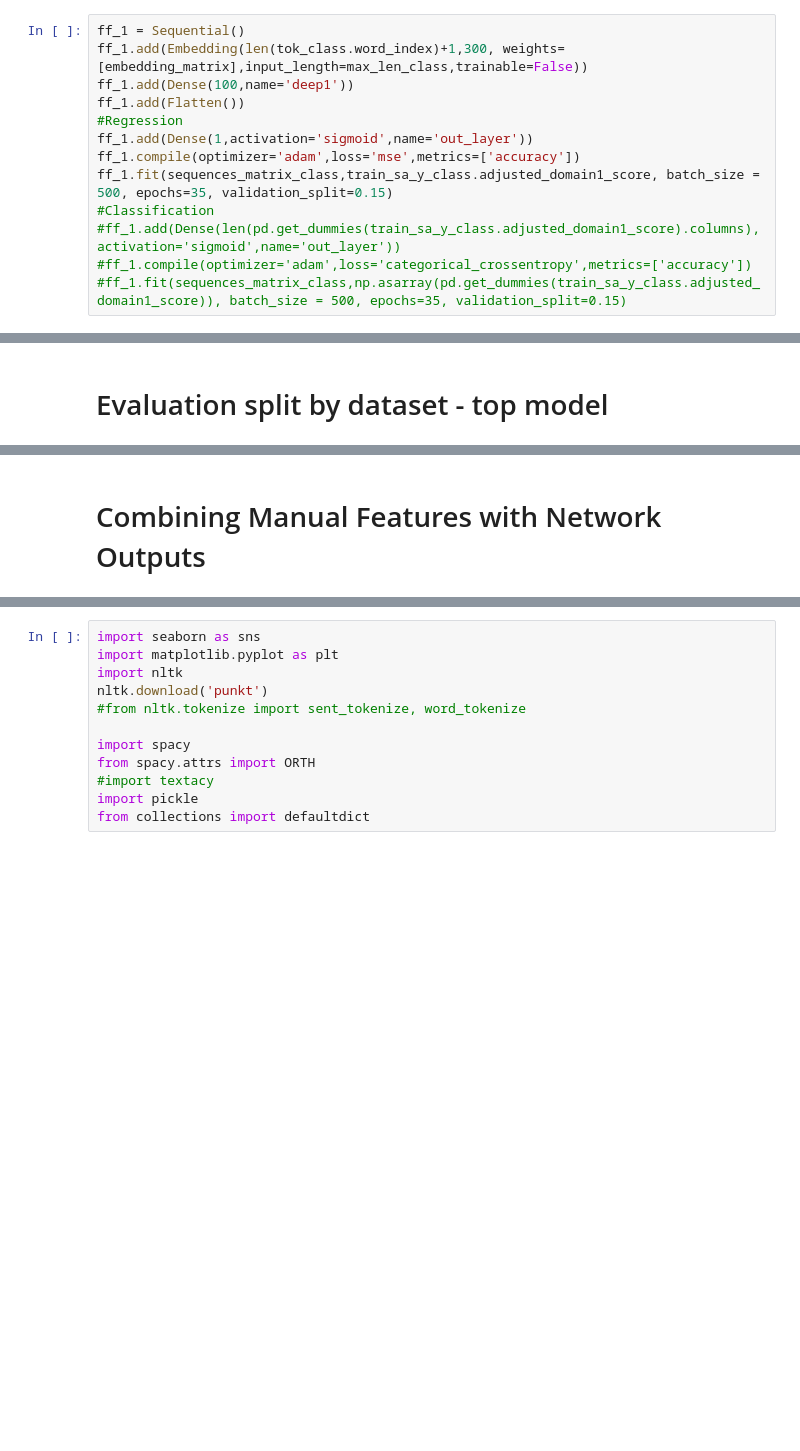
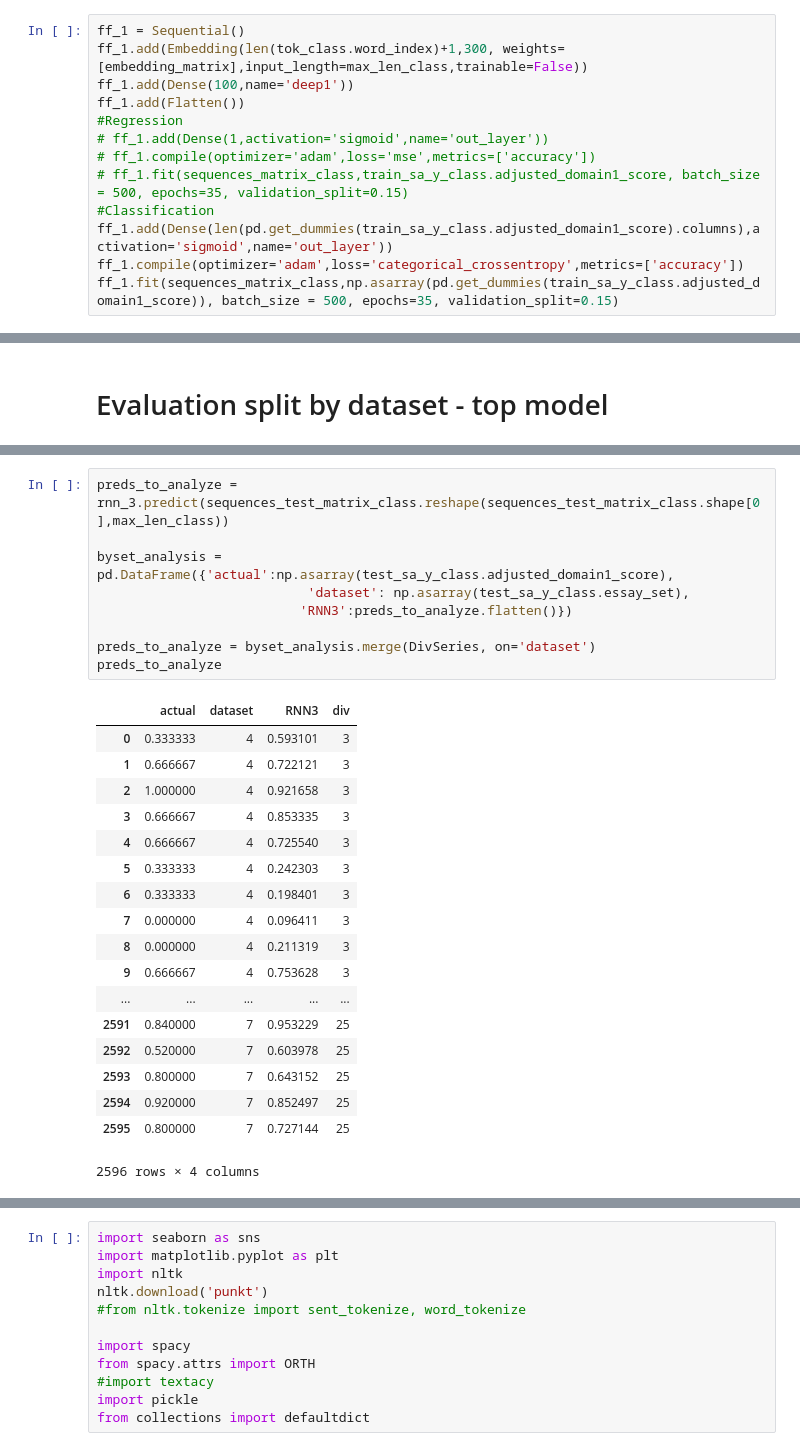
Before and after one commit to pkurapati/W266-NLP-Project, a Jupyter notebook: Nishant/AEG_Deep_Learning_Essay_Classification.ipynb, the cells around one changed output, grey strips where cells are left out. Cells and saved outputs as stored; diff of their text form; blank space fills up the shorter version.

Commit message:
Final essay classification commit

```diff
--- a/Nishant/AEG_Deep_Learning_Essay_Classification.ipynb
+++ b/Nishant/AEG_Deep_Learning_Essay_Classification.ipynb
@@ -87,13 +118,13 @@ ff_1.add(Embedding(len(tok_class.word_index)+1,300, weights=[embedding_matrix],i
 ff_1.add(Dense(100,name='deep1'))
 ff_1.add(Flatten())
 #Regression
-ff_1.add(Dense(1,activation='sigmoid',name='out_layer'))
-ff_1.compile(optimizer='adam',loss='mse',metrics=['accuracy'])
-ff_1.fit(sequences_matrix_class,train_sa_y_class.adjusted_domain1_score, batch_size = 500, epochs=35, validation_split=0.15)
+# ff_1.add(Dense(1,activation='sigmoid',name='out_layer'))
+# ff_1.compile(optimizer='adam',loss='mse',metrics=['accuracy'])
+# ff_1.fit(sequences_matrix_class,train_sa_y_class.adjusted_domain1_score, batch_size = 500, epochs=35, validation_split=0.15)
 #Classification
-#ff_1.add(Dense(len(pd.get_dummies(train_sa_y_class.adjusted_domain1_score).columns),activation='sigmoid',name='out_layer'))
-#ff_1.compile(optimizer='adam',loss='categorical_crossentropy',metrics=['accuracy'])
-#ff_1.fit(sequences_matrix_class,np.asarray(pd.get_dummies(train_sa_y_class.adjusted_domain1_score)), batch_size = 500, epochs=35, validation_split=0.15)
+ff_1.add(Dense(len(pd.get_dummies(train_sa_y_class.adjusted_domain1_score).columns),activation='sigmoid',name='out_layer'))
+ff_1.compile(optimizer='adam',loss='categorical_crossentropy',metrics=['accuracy'])
+ff_1.fit(sequences_matrix_class,np.asarray(pd.get_dummies(train_sa_y_class.adjusted_domain1_score)), batch_size = 500, epochs=35, validation_split=0.15)
 # %% [output]
 Train on 8823 samples, validate on 1557 samples
 Epoch 1/35
@@ -624,2 +685,28 @@ print(aggregates)
-# %% [markdown]
-# Combining Manual Features with Network Outputs
+# %%
+preds_to_analyze = rnn_3.predict(sequences_test_matrix_class.reshape(sequences_test_matrix_class.shape[0],max_len_class))
+
+byset_analysis = pd.DataFrame({'actual':np.asarray(test_sa_y_class.adjusted_domain1_score),
+                           'dataset': np.asarray(test_sa_y_class.essay_set),
+                          'RNN3':preds_to_analyze.flatten()})
+
+preds_to_analyze = byset_analysis.merge(DivSeries, on='dataset')
+preds_to_analyze
+# %% [output]
+|  | actual | dataset | RNN3 | div |
+| 0 | 0.333333 | 4 | 0.593101 | 3 |
+| 1 | 0.666667 | 4 | 0.722121 | 3 |
+| 2 | 1.000000 | 4 | 0.921658 | 3 |
+| 3 | 0.666667 | 4 | 0.853335 | 3 |
+| 4 | 0.666667 | 4 | 0.725540 | 3 |
+| 5 | 0.333333 | 4 | 0.242303 | 3 |
+| 6 | 0.333333 | 4 | 0.198401 | 3 |
+| 7 | 0.000000 | 4 | 0.096411 | 3 |
+| 8 | 0.000000 | 4 | 0.211319 | 3 |
+| 9 | 0.666667 | 4 | 0.753628 | 3 |
+| ... | ... | ... | ... | ... |
+| 2591 | 0.840000 | 7 | 0.953229 | 25 |
+| 2592 | 0.520000 | 7 | 0.603978 | 25 |
+| 2593 | 0.800000 | 7 | 0.643152 | 25 |
+| 2594 | 0.920000 | 7 | 0.852497 | 25 |
+| 2595 | 0.800000 | 7 | 0.727144 | 25 |
+2596 rows × 4 columns
```
Also changed, not shown: parts of 41 cells of this notebook.
